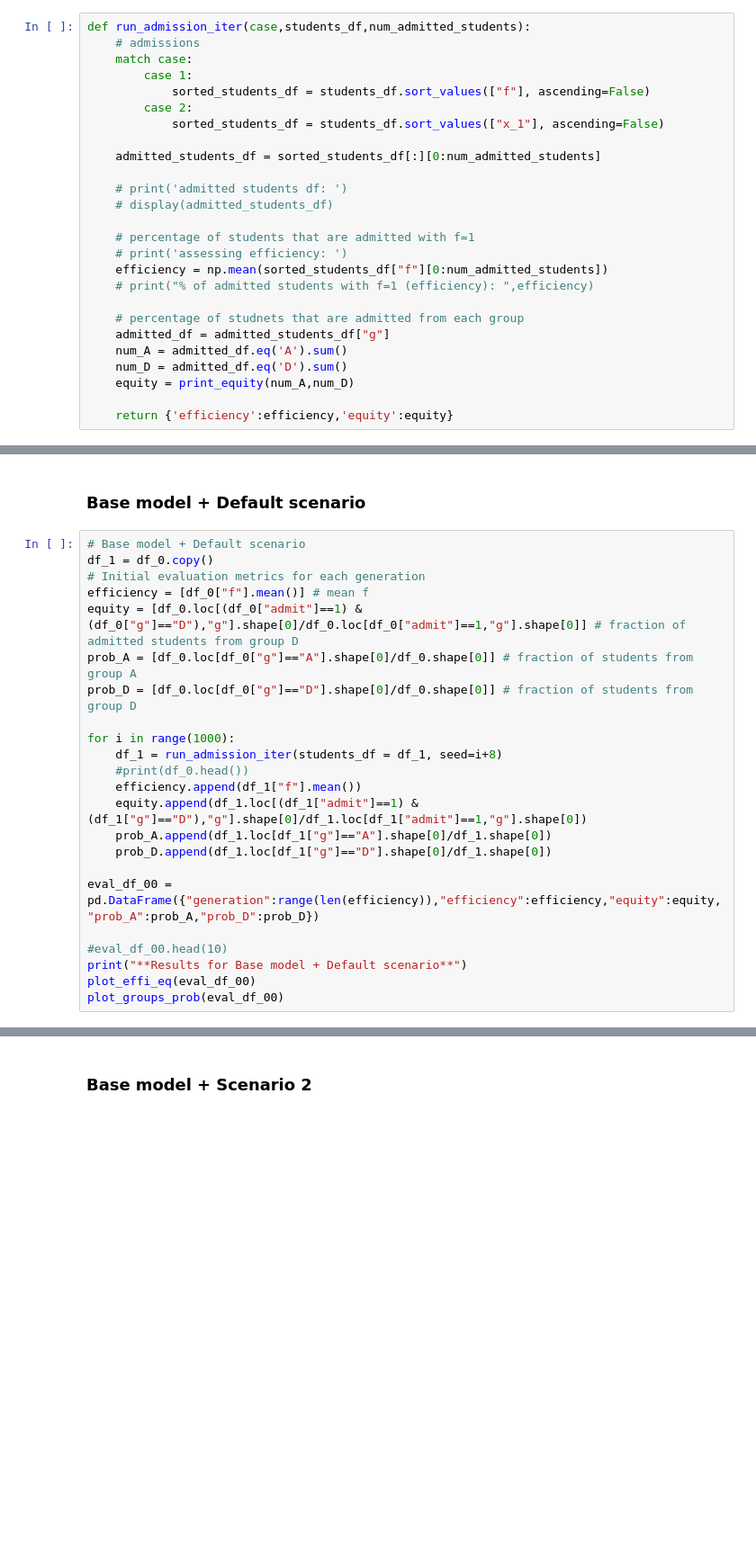
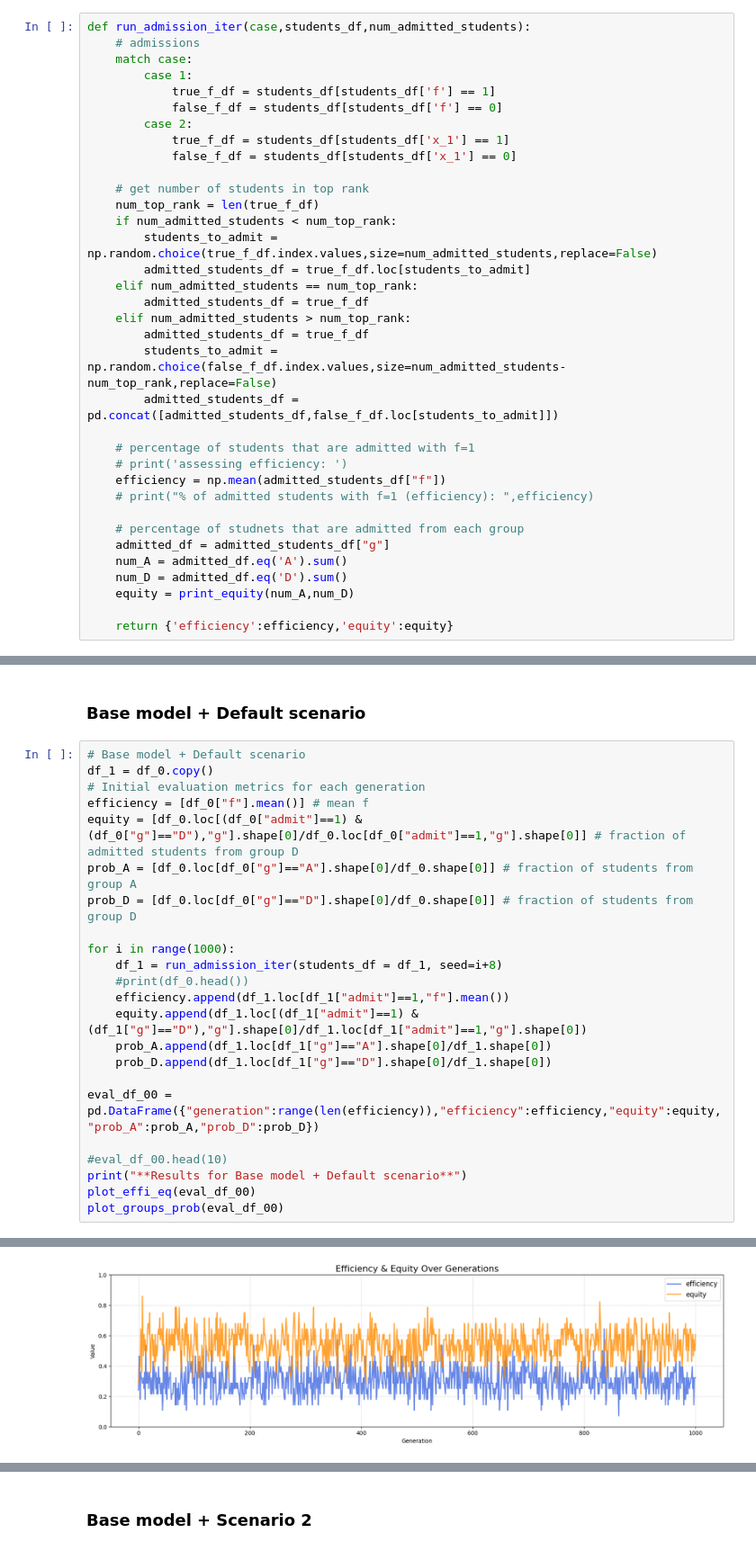
Before and after one commit to xav1002/DCDS_500_Project_1_LM_YX_VX, a Jupyter notebook: main.ipynb, the cells around one changed output, grey strips where cells are left out. Shown at 90% size. Saved outputs shown, nothing was run; the diff lists cells and outputs as text; blank space fills up the shorter version.

Commit message:
rand_rank_sel

```diff
--- a/main.ipynb
+++ b/main.ipynb
@@ -65,18 +77,27 @@ def run_admission_iter(case,students_df,num_admitted_students):
     # admissions
     match case:
         case 1:
-            sorted_students_df = students_df.sort_values(["f"], ascending=False)
+            true_f_df = students_df[students_df['f'] == 1]
+            false_f_df = students_df[students_df['f'] == 0]
         case 2:
-            sorted_students_df = students_df.sort_values(["x_1"], ascending=False)
+            true_f_df = students_df[students_df['x_1'] == 1]
+            false_f_df = students_df[students_df['x_1'] == 0]
 
-    admitted_students_df = sorted_students_df[:][0:num_admitted_students]
-
-    # print('admitted students df: ')
-    # display(admitted_students_df)
+    # get number of students in top rank
+    num_top_rank = len(true_f_df)
+    if num_admitted_students < num_top_rank:
+        students_to_admit = np.random.choice(true_f_df.index.values,size=num_admitted_students,replace=False)
+        admitted_students_df = true_f_df.loc[students_to_admit]
+    elif num_admitted_students == num_top_rank:
+        admitted_students_df = true_f_df
+    elif num_admitted_students > num_top_rank:
+        admitted_students_df = true_f_df
+        students_to_admit = np.random.choice(false_f_df.index.values,size=num_admitted_students-num_top_rank,replace=False)
+        admitted_students_df = pd.concat([admitted_students_df,false_f_df.loc[students_to_admit]])
 
     # percentage of students that are admitted with f=1
     # print('assessing efficiency: ')
-    efficiency = np.mean(sorted_students_df["f"][0:num_admitted_students])
+    efficiency = np.mean(admitted_students_df["f"])
     # print("% of admitted students with f=1 (efficiency): ",efficiency)
 
     # percentage of studnets that are admitted from each group
@@ -451,7 +614,7 @@ prob_D = [df_0.loc[df_0["g"]=="D"].shape[0]/df_0.shape[0]] # fraction of student
 for i in range(1000):
     df_1 = run_admission_iter(students_df = df_1, seed=i+8)
     #print(df_0.head())
-    efficiency.append(df_1["f"].mean())
+    efficiency.append(df_1.loc[df_1["admit"]==1,"f"].mean())
     equity.append(df_1.loc[(df_1["admit"]==1) & (df_1["g"]=="D"),"g"].shape[0]/df_1.loc[df_1["admit"]==1,"g"].shape[0])
     prob_A.append(df_1.loc[df_1["g"]=="A"].shape[0]/df_1.shape[0])
     prob_D.append(df_1.loc[df_1["g"]=="D"].shape[0]/df_1.shape[0])
@@ -462,3 +625,4 @@ eval_df_00 = pd.DataFrame({"generation":range(len(efficiency)),"efficiency":effi
 print("**Results for Base model + Default scenario**")
 plot_effi_eq(eval_df_00)
 plot_groups_prob(eval_df_00)
+# %% [output]
@@ -464,0 +630 @@ plot_groups_prob(eval_df_00)
+[figure, added]
```
Also changed, not shown: parts of 12 cells of this notebook.
